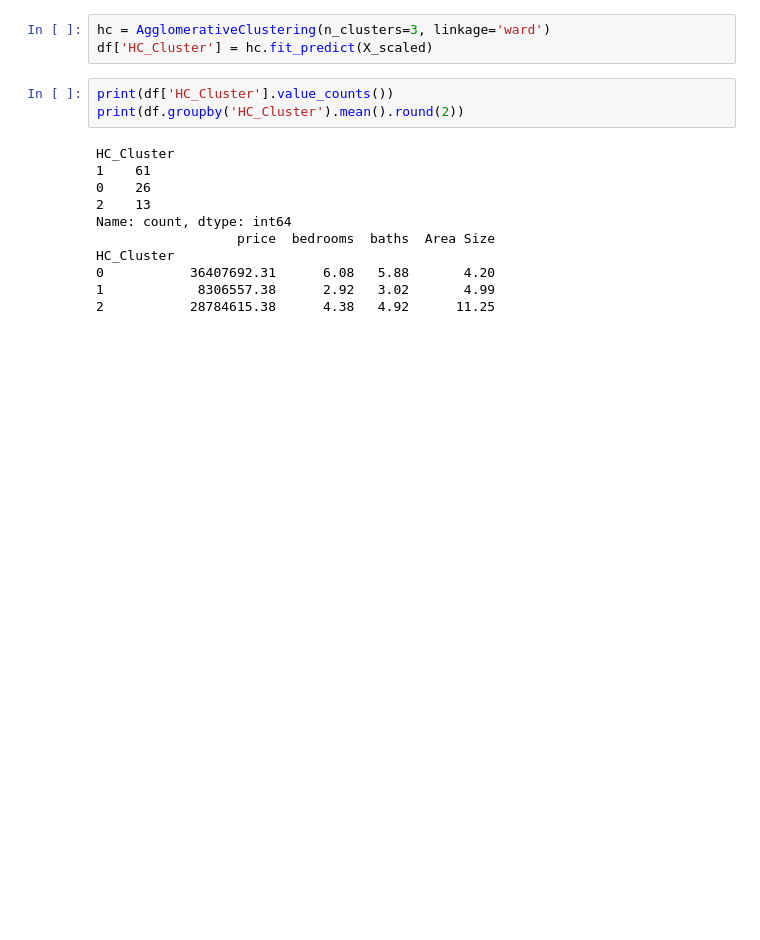
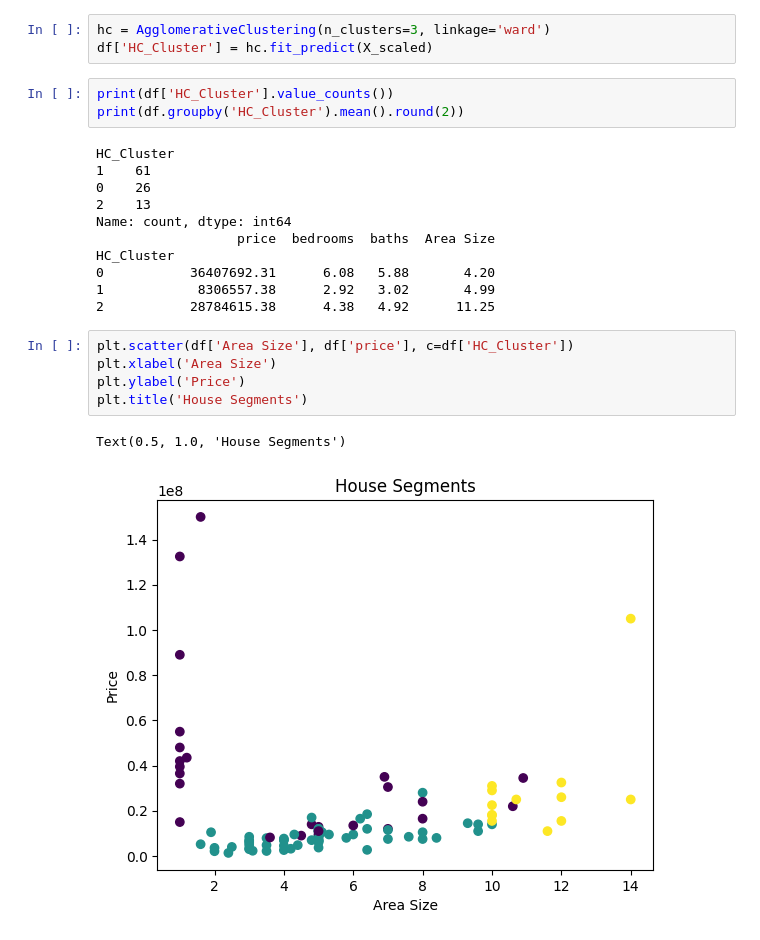
Before and after one commit to Thrisha213/4NI25CS213_DAV_LAB, a Jupyter notebook: 4NI25CS213_EXP_10.ipynb, the cells around one changed output. Drawn from its saved outputs; the diff is of its cells as text; blank space fills up the shorter version.

```diff
--- a/4NI25CS213_EXP_10.ipynb
+++ b/4NI25CS213_EXP_10.ipynb
@@ -47,3 +47,11 @@ HC_Cluster
 0           36407692.31      6.08   5.88       4.20
 1            8306557.38      2.92   3.02       4.99
 2           28784615.38      4.38   4.92      11.25
+# %%
+plt.scatter(df['Area Size'], df['price'], c=df['HC_Cluster'])
+plt.xlabel('Area Size')
+plt.ylabel('Price')
+plt.title('House Segments')
+# %% [output]
+Text(0.5, 1.0, 'House Segments')
+[figure, added]
```
